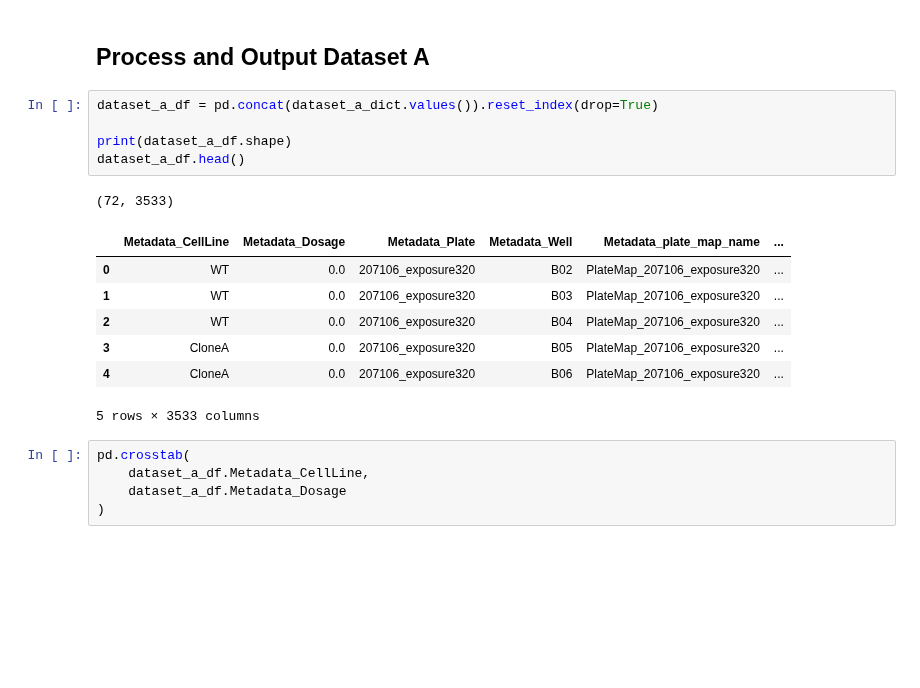
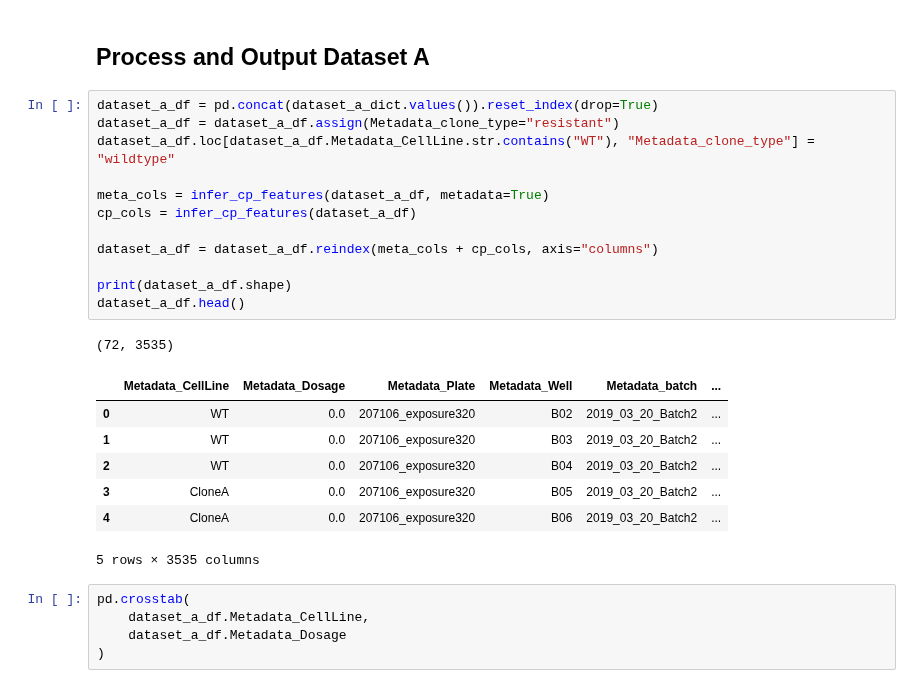
Before and after one commit to broadinstitute/profiling-resistance-mechanisms, a Jupyter notebook: 2.describe-data/2.build-datasets.ipynb, the cells around one changed output. Cells and saved outputs as stored; diff of their text form; blank space fills up the shorter version.

```diff
--- a/2.describe-data/2.build-datasets.ipynb
+++ b/2.describe-data/2.build-datasets.ipynb
@@ -57,18 +58,25 @@ for batch in batches:
 ## Process and Output Dataset A
 # %%
 dataset_a_df = pd.concat(dataset_a_dict.values()).reset_index(drop=True)
+dataset_a_df = dataset_a_df.assign(Metadata_clone_type="resistant")
+dataset_a_df.loc[dataset_a_df.Metadata_CellLine.str.contains("WT"), "Metadata_clone_type"] = "wildtype"
+
+meta_cols = infer_cp_features(dataset_a_df, metadata=True)
+cp_cols = infer_cp_features(dataset_a_df)
+
+dataset_a_df = dataset_a_df.reindex(meta_cols + cp_cols, axis="columns")
 
 print(dataset_a_df.shape)
 dataset_a_df.head()
 # %% [output]
-(72, 3533)
+(72, 3535)
-|  | Metadata_CellLine | Metadata_Dosage | Metadata_Plate | Metadata_Well | Metadata_plate_map_name | ... |
-| 0 | WT | 0.0 | 207106_exposure320 | B02 | PlateMap_207106_exposure320 | ... |
-| 1 | WT | 0.0 | 207106_exposure320 | B03 | PlateMap_207106_exposure320 | ... |
-| 2 | WT | 0.0 | 207106_exposure320 | B04 | PlateMap_207106_exposure320 | ... |
-| 3 | CloneA | 0.0 | 207106_exposure320 | B05 | PlateMap_207106_exposure320 | ... |
-| 4 | CloneA | 0.0 | 207106_exposure320 | B06 | PlateMap_207106_exposure320 | ... |
+|  | Metadata_CellLine | Metadata_Dosage | Metadata_Plate | Metadata_Well | Metadata_batch | ... |
+| 0 | WT | 0.0 | 207106_exposure320 | B02 | 2019_03_20_Batch2 | ... |
+| 1 | WT | 0.0 | 207106_exposure320 | B03 | 2019_03_20_Batch2 | ... |
+| 2 | WT | 0.0 | 207106_exposure320 | B04 | 2019_03_20_Batch2 | ... |
+| 3 | CloneA | 0.0 | 207106_exposure320 | B05 | 2019_03_20_Batch2 | ... |
+| 4 | CloneA | 0.0 | 207106_exposure320 | B06 | 2019_03_20_Batch2 | ... |
-5 rows × 3533 columns
+5 rows × 3535 columns
 # %%
 pd.crosstab(
     dataset_a_df.Metadata_CellLine,
```
Also changed, not shown: parts of 5 cells of this notebook, 1 other file.
